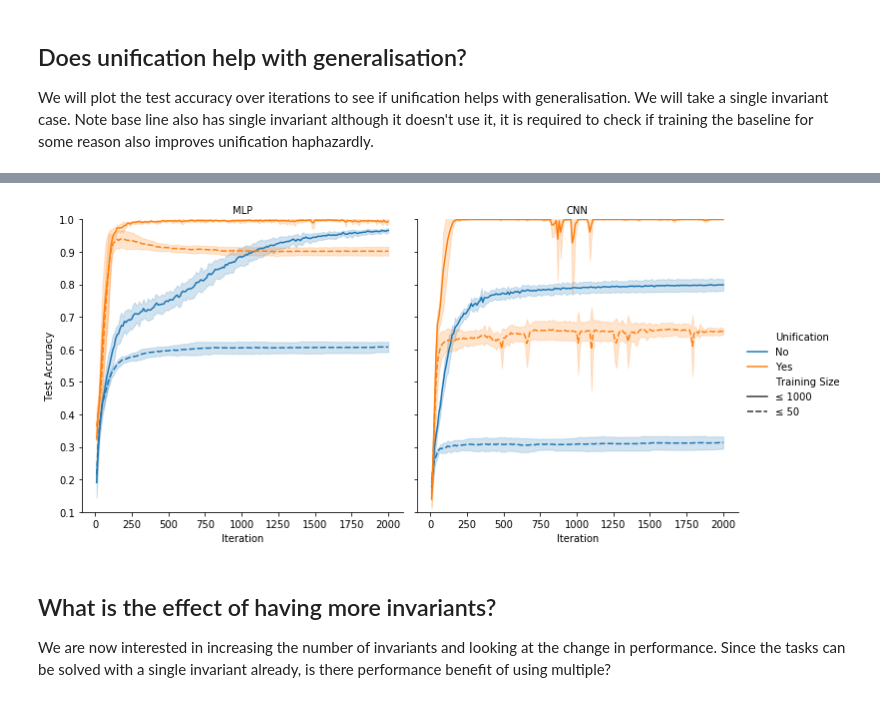
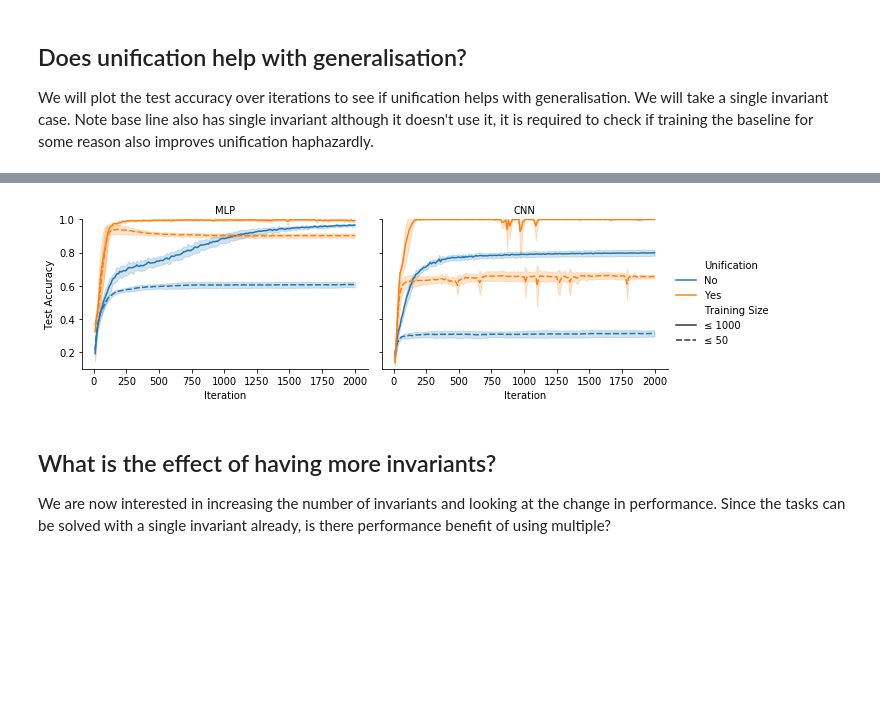
Before and after one commit to nuric/softuni, a Jupyter notebook: analyse_umlp_ucnn.ipynb, the cells around one changed output, grey strips where cells are left out. Cells and saved outputs as stored; diff of their text form; code cells hidden in the pictures; blank space fills up the shorter version.

Commit message:
Plot latest results in jupyter notebook.

```diff
--- a/analyse_umlp_ucnn.ipynb
+++ b/analyse_umlp_ucnn.ipynb
@@ -86,15 +86,15 @@ See the caveats in the documentation: http://pandas.pydata.org/pandas-docs/stabl
 # %%
 # Plot the test accuracy
 g = sns.relplot(x='iteration', y='test/acc', hue='Unification',
                 style='Training Size', kind='line', col='type', ci='sd',
-                data=df1)
+                height=3, aspect=1.5, data=df1)
 g.set_titles("{col_name}")
 g.set_ylabels("Test Accuracy")
 g.set_xlabels("Iteration")
 plt.ylim(0.1, 1.0)
 g.savefig("umlp_ucnn_acc_plot.pdf", bbox_inches='tight')
 # %% [output]
-[figure, old version]
+[figure, new version]
 # %% [markdown]
 ## What is the effect of having more invariants?
 We are now interested in increasing the number of invariants and looking at the change in performance. Since the tasks can be solved with a single invariant already, is there performance benefit of using multiple?
```
Also changed, not shown: parts of 3 cells of this notebook.
